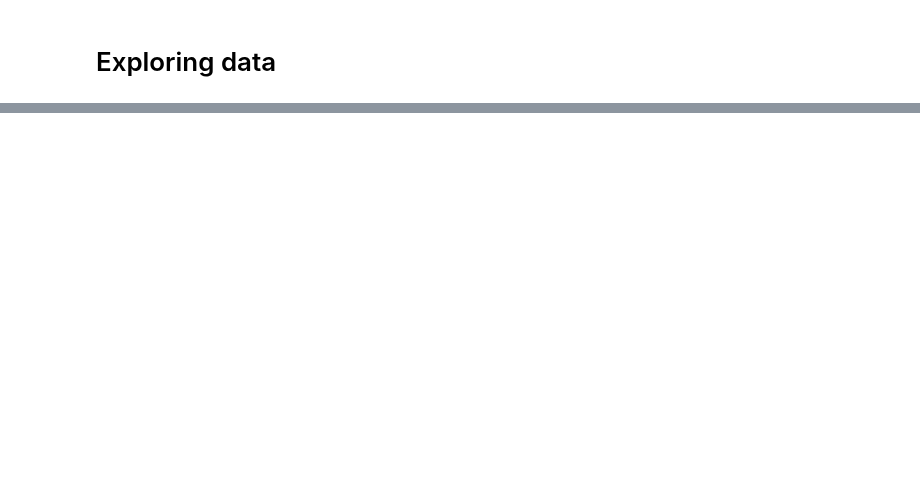
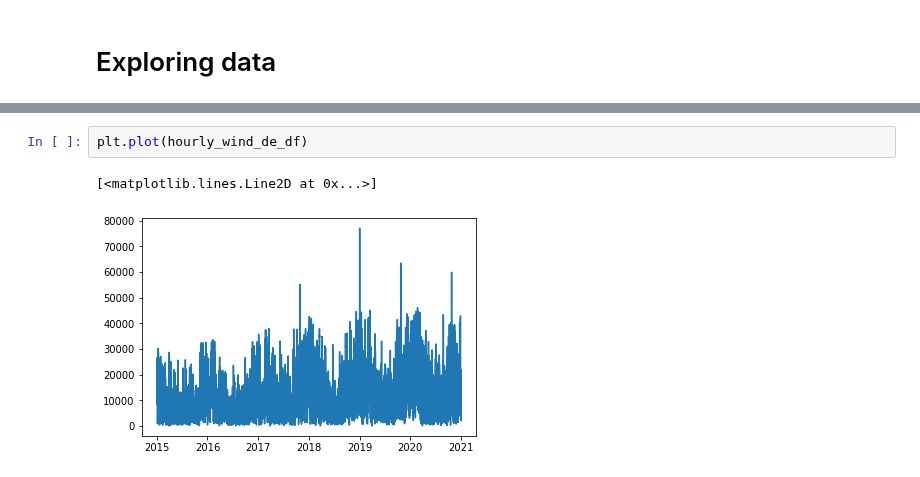
Before and after one commit to HaukeFock/predict_energy_generation, a Jupyter notebook: notebooks/michaelekuntz_wind_time-series.ipynb, the cells around one changed output, grey strips where cells are left out. Drawn from its saved outputs; the diff is of its cells as text; blank space fills up the shorter version.

```diff
--- a/notebooks/michaelekuntz_wind_time-series.ipynb
+++ b/notebooks/michaelekuntz_wind_time-series.ipynb
@@ -100,0 +240,5 @@ dtype: int64
+# %%
+plt.plot(hourly_wind_de_df)
+# %% [output]
+[<matplotlib.lines.Line2D at 0x...>]
+[figure, added]
```
Also changed, not shown: parts of 132 cells of this notebook, 3 other files.
